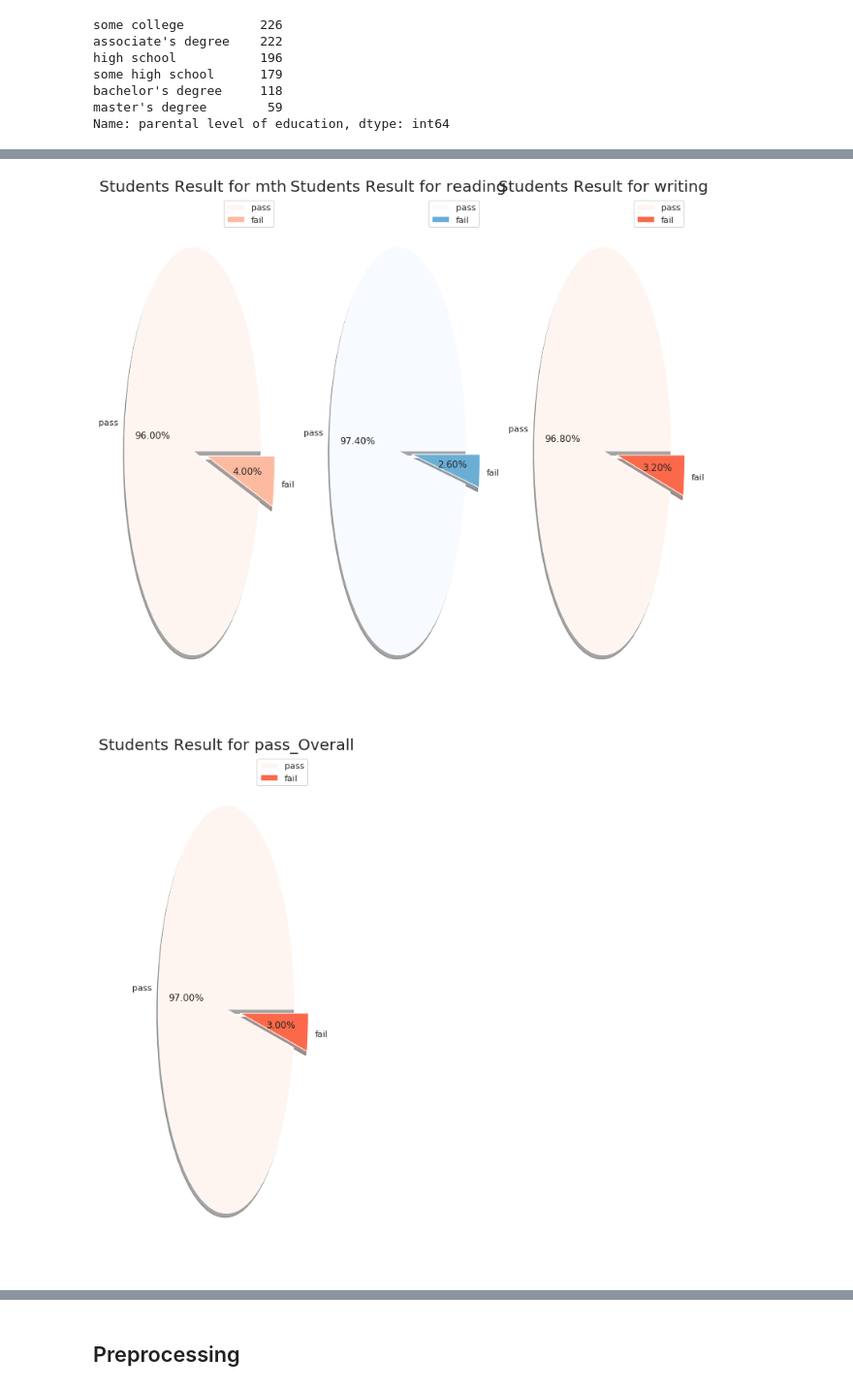
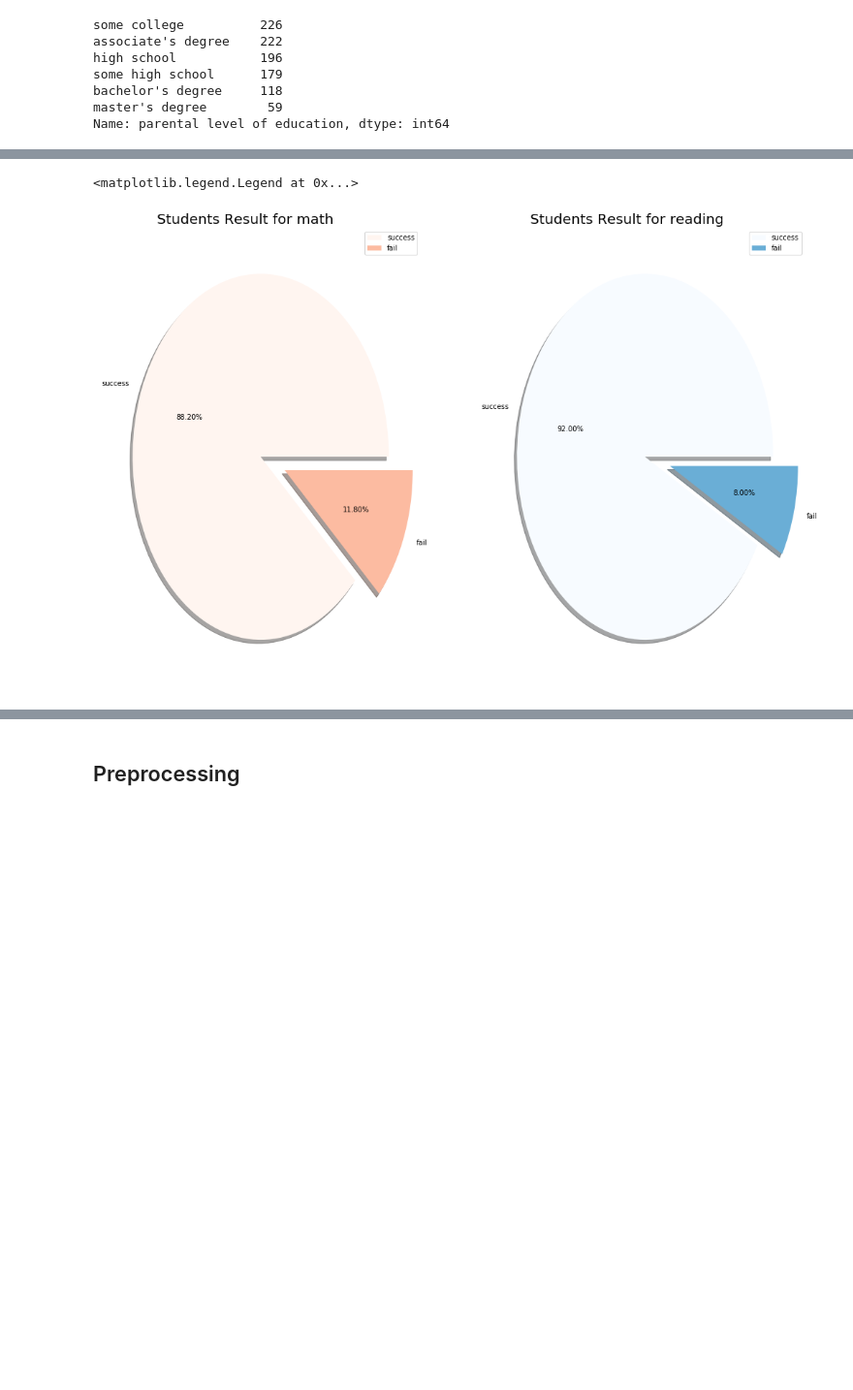
Before and after one commit to Amelmekaddim/GDSC-Workshop-Student-Performance-kaggle, a Jupyter notebook: gdscsp.ipynb, the cells around one changed output, grey strips where cells are left out. Shown at 97% size. Cells and saved outputs as stored; diff of their text form; code cells hidden in the pictures; blank space fills up the shorter version.

```diff
--- a/gdscsp.ipynb
+++ b/gdscsp.ipynb
@@ -191,9 +181,3 @@ group B    190
 group E    140
 group A     89
 Name: race/ethnicity, dtype: int64
-# %%
-sns.set(style = "ticks")
-order_race = ["group A","group B", "group C", "group D", "group E"]
-sns.boxplot(x = "Average", y = "race/ethnicity", data = data, palette = "vlag", order = order_race)
-sns.swarmplot(x = "Average", y = "race/ethnicity", data = data, size = 2, color = ".3", linewidth = 0, order = order_race)
-sns.despine(trim = True, left = True)
@@ -253,53 +234,32 @@ plt.show()
 # %%
-passmarks = 40
+passmarks = 49
 plt.rcParams['figure.figsize'] =(18,12)
 
 #creating a new column pass*** this will tell us whether the student are pass or fail
-data['pass_math']=np.where(data['math score']<passmarks,'Fail','Pass')
-data['pass_reading']=np.where(data['reading score']<passmarks,'Fail','Pass')
-data['pass_writing']=np.where(data['writing score']<passmarks,'Fail','Pass')
-data['pass_Overall']=np.where(data['Average']<passmarks,'Fail','Pass')
+data['pass_math']=np.where(data['math score']<passmarks,'Fail','success')
+data['pass_reading']=np.where(data['reading score']<passmarks,'Fail','success')
+data['pass_writing']=np.where(data['writing score']<passmarks,'Fail','success')
+data['pass_Overall']=np.where(data['Average']<passmarks,'Fail','success')
 
 #represent the ratio of pass and fail
 size = data['pass_math'].value_counts()
 colors = plt.cm.Reds(np.linspace(0,1,5))
-labels = "pass","fail"
+labels = "success","fail"
 explode = [0,0.2]
-plt.subplot(1,4,1)
+plt.subplot(1,2,1)
 plt.pie(size,colors = colors, labels = labels, autopct = '%.2f%%', explode = explode, shadow = True)
-plt.title('Students Result for mth', fontsize = 20)
+plt.title('Students Result for math       ', fontsize = 20)
 plt.legend()
 
 #represent the ratio of pass and fail
 size = data['pass_reading'].value_counts()
 colors = plt.cm.Blues(np.linspace(0,1,3))
-labels = "pass","fail"
+labels = "success","fail"
 explode = [0,0.2]
-plt.subplot(1,4,2)
+plt.subplot(1,2,2)
 plt.pie(size,colors = colors, labels = labels, autopct = '%.2f%%', explode = explode, shadow = True)
-plt.title('Students Result for reading', fontsize = 20)
+plt.title('Students Result for reading        ', fontsize = 20)
 plt.legend()
-
-#represent the ratio of pass and fail
-size = data['pass_writing'].value_counts()
-colors = plt.cm.Reds(np.linspace(0,1,3))
-labels = "pass","fail"
-explode = [0,0.2]
-plt.subplot(1,4,3)
-plt.pie(size,colors = colors, labels = labels, autopct = '%.2f%%', explode = explode, shadow = True)
-plt.title('Students Result for writing', fontsize = 20)
-plt.legend()
-plt.show()
-#represent the ratio of pass and fail
-size = data['pass_Overall'].value_counts()
-colors = plt.cm.Reds(np.linspace(0,1,3))
-labels = "pass","fail"
-explode = [0,0.2]
-plt.subplot(1,4,4)
-plt.pie(size,colors = colors, labels = labels, autopct = '%.2f%%', explode = explode, shadow = True)
-plt.title('Students Result for pass_Overall', fontsize = 20)
-plt.legend()
-plt.show()
 # %% [output]
+<matplotlib.legend.Legend at 0x...>
-[figure, old version]
+[figure, new version]
-[figure, removed]
```
Also changed, not shown: parts of 32 cells of this notebook.
